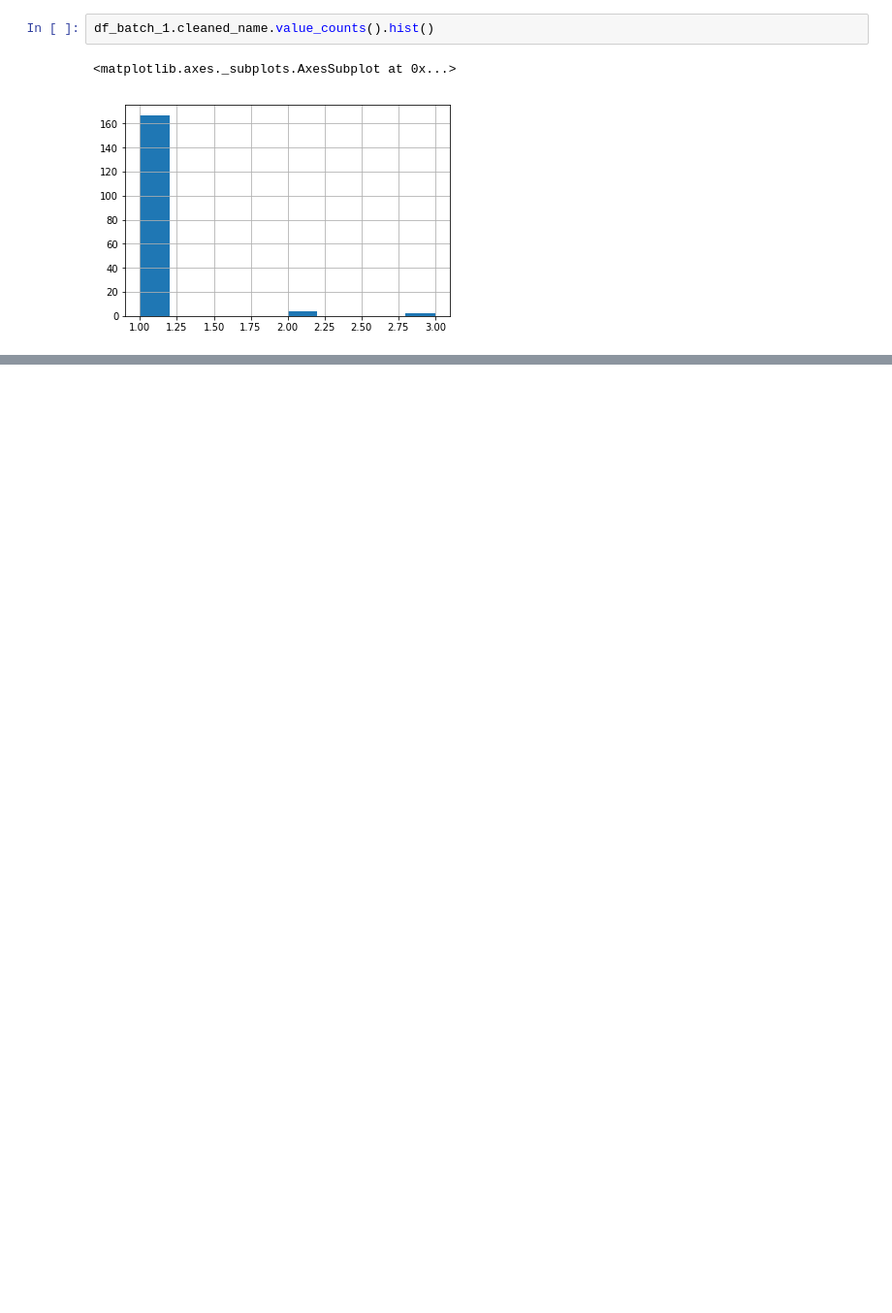
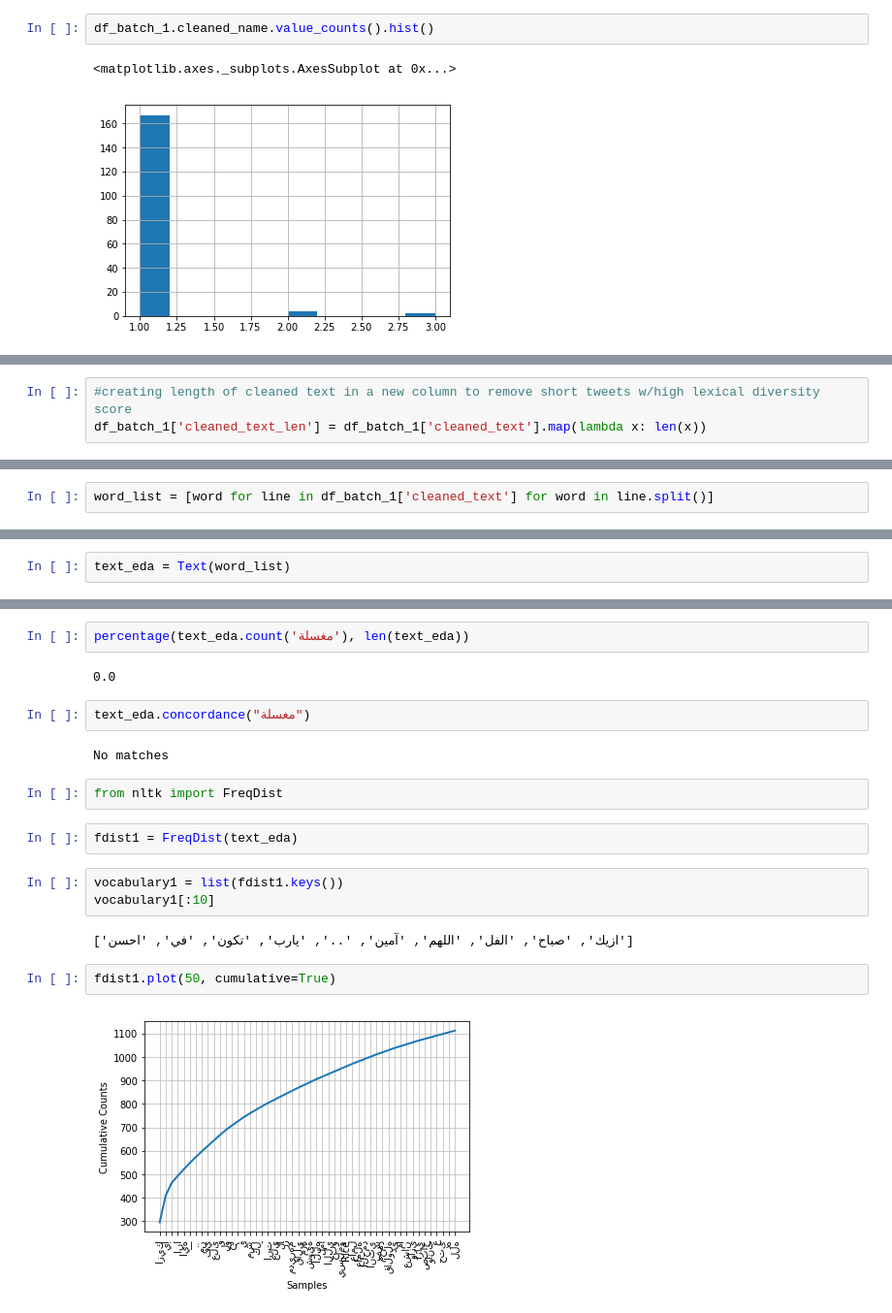
Before and after one commit to telsahy/capstone-34, a Jupyter notebook: 34.210.104.115/eda/EDA_notebook.ipynb, the cells around one changed output, grey strips where cells are left out. Shown at 97% size. Drawn from its saved outputs; the diff is of its cells as text; blank space fills up the shorter version.

```diff
--- a/34.210.104.115/eda/EDA_notebook.ipynb
+++ b/34.210.104.115/eda/EDA_notebook.ipynb
@@ -57,0 +112,3 @@ df_batch_1.cleaned_geo.value_counts().hist()
+# %%
+#creating length of cleaned text in a new column to remove short tweets w/high lexical diversity score
+df_batch_1['cleaned_text_len'] = df_batch_1['cleaned_text'].map(lambda x: len(x))
@@ -57,0 +146,2 @@ df_batch_1.cleaned_geo.value_counts().hist()
+# %%
+word_list = [word for line in df_batch_1['cleaned_text'] for word in line.split()]
@@ -57,0 +168,2 @@ df_batch_1.cleaned_geo.value_counts().hist()
+# %%
+text_eda = Text(word_list)
@@ -57,0 +173,21 @@ df_batch_1.cleaned_geo.value_counts().hist()
+# %%
+percentage(text_eda.count('مغسلة'), len(text_eda))
+# %% [output]
+0.0
+# %%
+text_eda.concordance("مغسلة")
+# %% [output]
+No matches
+# %%
+from nltk import FreqDist
+# %%
+fdist1 = FreqDist(text_eda)
+# %%
+vocabulary1 = list(fdist1.keys())
+vocabulary1[:10]
+# %% [output]
+['ازيك', 'صباح', 'الفل', 'اللهم', 'آمين', '..', 'يارب', 'تكون', 'في', 'احسن']
+# %%
+fdist1.plot(50, cumulative=True)
+# %% [output]
+[figure, added]
```
Also changed, not shown: parts of 39 cells of this notebook.
